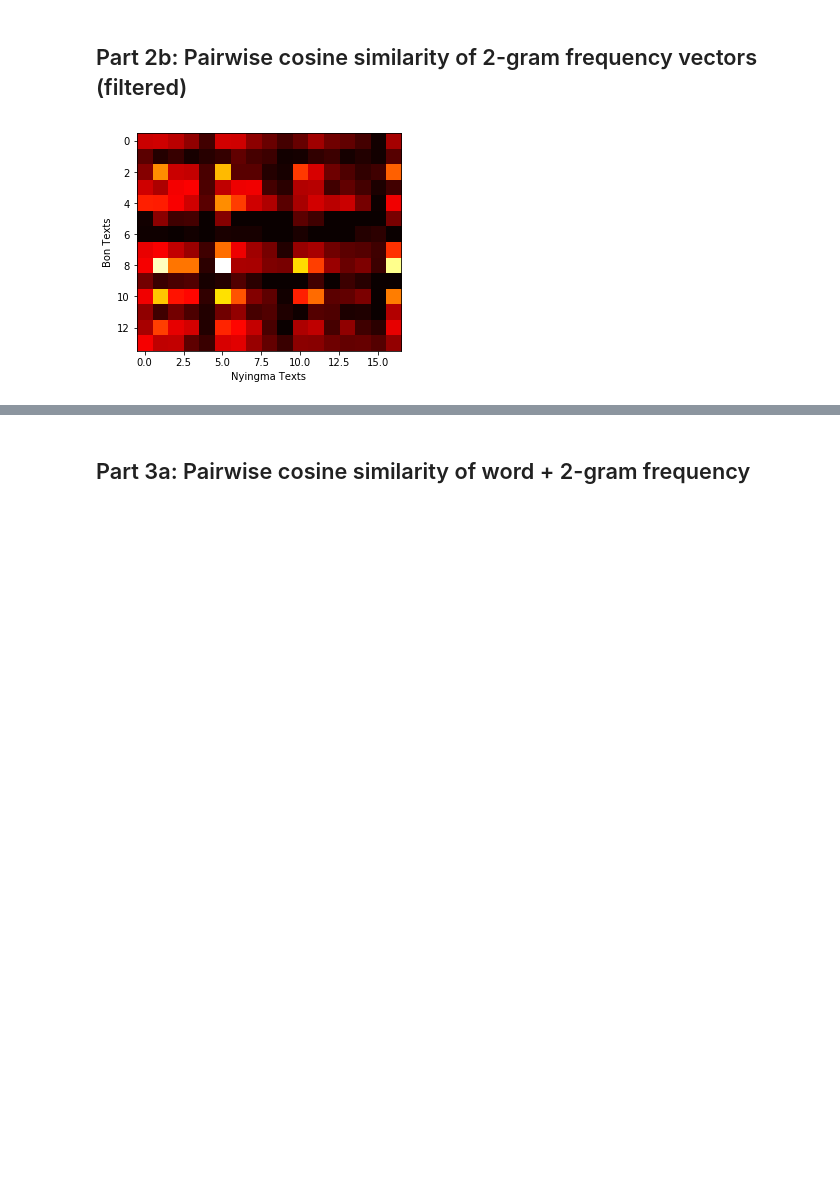
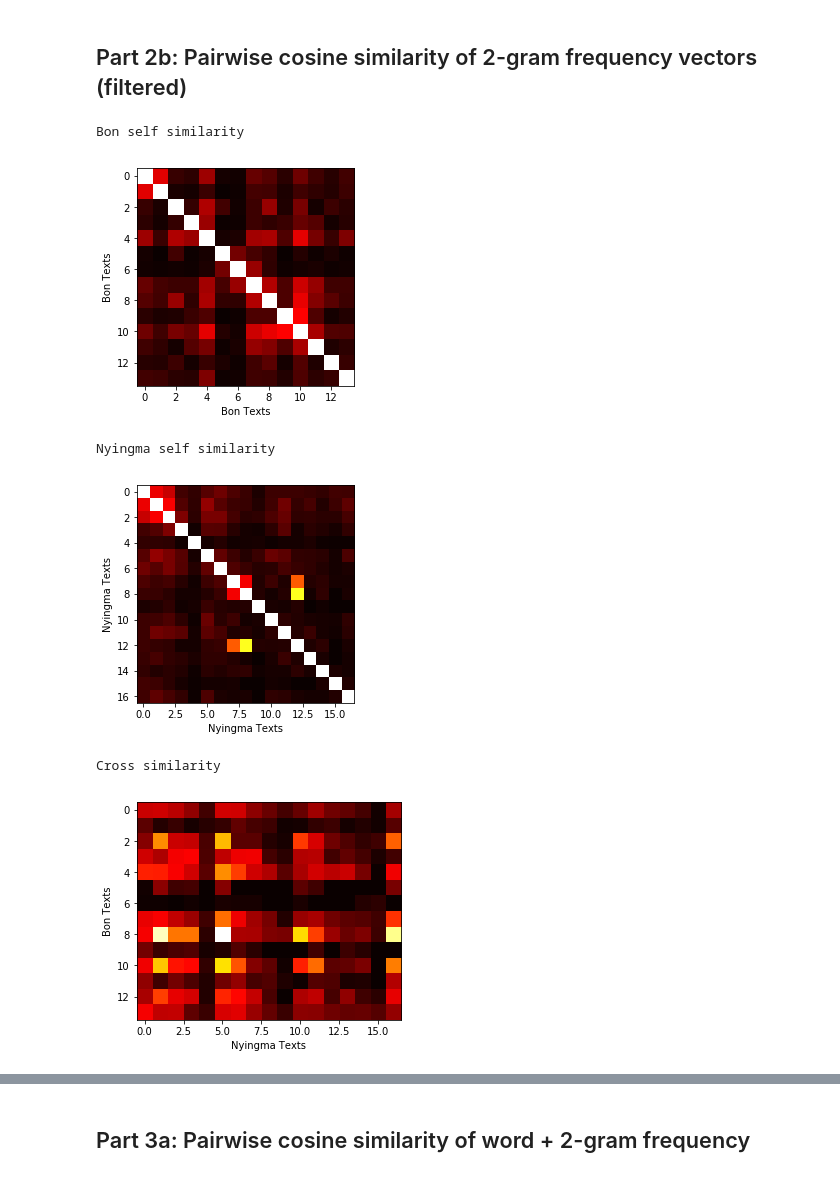
Before and after one commit to keutzer/bo-corpus-analytics, a Jupyter notebook: bon_nyingma_filtered_word_frequency_analysis.ipynb, the cells around one changed output, grey strips where cells are left out. Cells and saved outputs as stored; diff of their text form; code cells hidden in the pictures; blank space fills up the shorter version.

```diff
--- a/bon_nyingma_filtered_word_frequency_analysis.ipynb
+++ b/bon_nyingma_filtered_word_frequency_analysis.ipynb
@@ -343,34 +446,68 @@ nyingma_bows_bigrams_f = []
 for t in nyingma_bigrams_f:
     nyingma_bows_bigrams_f.append(dct_bigrams_f.doc2bow(t))
 
 bon_tfs_bigrams_f = []
 for t in bon_bows_bigrams_f:
     vec = np.zeros(len(dct_bigrams_f))
     for k, v in t:
         vec[k] = v
     bon_tfs_bigrams_f.append(vec)
 
 nyingma_tfs_bigrams_f = []
 for t in nyingma_bows_bigrams_f:
     vec = np.zeros(len(dct_bigrams_f))
     for k, v in t:
         vec[k] = v
     nyingma_tfs_bigrams_f.append(vec)
 
+print("Bon self similarity")
+cos_sims_bigrams_f = np.zeros((len(bon_tfs_bigrams_f), len(bon_tfs_bigrams_f)))
+
+for i in range(len(bon_tfs_bigrams_f)):
+    for j in range(len(bon_tfs_bigrams_f)):
+        u = bon_tfs_bigrams_f[i]
+        v = bon_tfs_bigrams_f[j]
+        cos_sims_bigrams_f[i,j] = (u / np.linalg.norm(u)).dot(v / np.linalg.norm(v))
+
+plt.imshow(cos_sims_bigrams_f, cmap='hot', interpolation='nearest')
+plt.xlabel('Bon Texts')
+plt.ylabel('Bon Texts')
+plt.show()
+
+print("Nyingma self similarity")
+cos_sims_bigrams_f = np.zeros((len(nyingma_tfs_bigrams_f), len(nyingma_tfs_bigrams_f)))
+
+for i in range(len(nyingma_tfs_bigrams_f)):
+    for j in range(len(nyingma_tfs_bigrams_f)):
+        u = nyingma_tfs_bigrams_f[i]
+        v = nyingma_tfs_bigrams_f[j]
+        cos_sims_bigrams_f[i,j] = (u / np.linalg.norm(u)).dot(v / np.linalg.norm(v))
+
+plt.imshow(cos_sims_bigrams_f, cmap='hot', interpolation='nearest')
+plt.xlabel('Nyingma Texts')
+plt.ylabel('Nyingma Texts')
+plt.show()
+
+print("Cross similarity")
 cos_sims_bigrams_f = np.zeros((len(bon_tfs_bigrams_f), len(nyingma_tfs_bigrams_f)))
 
 for i in range(len(bon_tfs_bigrams_f)):
     for j in range(len(nyingma_tfs_bigrams_f)):
         u = bon_tfs_bigrams_f[i]
         v = nyingma_tfs_bigrams_f[j]
         cos_sims_bigrams_f[i,j] = (u / np.linalg.norm(u)).dot(v / np.linalg.norm(v))
 
 plt.imshow(cos_sims_bigrams_f, cmap='hot', interpolation='nearest')
 plt.xlabel('Nyingma Texts')
 plt.ylabel('Bon Texts')
 plt.show()
 # %% [output]
+Bon self similarity
-[figure, old version]
+[figure, new version]
+Nyingma self similarity
+[figure, added]
+Cross similarity
+[figure, added]
 # %%
 bon_idx2fname
 # %% [output]
```
Also changed, not shown: parts of 18 cells of this notebook, 9 other files.
